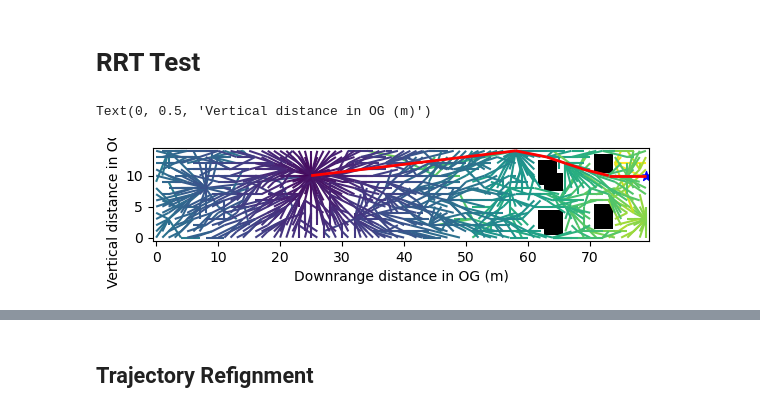
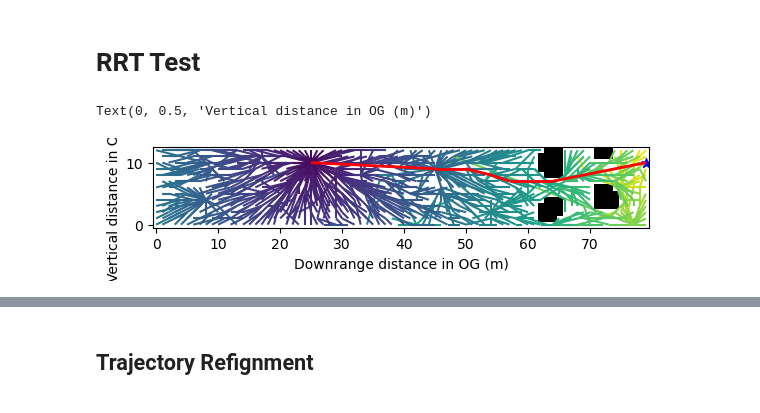
Before and after one commit to matthew0517/Flappy-Junco, a Jupyter notebook: TrajectoryGenerationDemo.ipynb, the cells around one changed output, grey strips where cells are left out. Saved outputs shown, nothing was run; the diff lists cells and outputs as text; code cells hidden in the pictures.

```diff
--- a/TrajectoryGenerationDemo.ipynb
+++ b/TrajectoryGenerationDemo.ipynb
@@ -67,29 +67,29 @@ Text(0, 0.5, 'Vertical distance (m)')
 # %%
 midpoint = drone.ogOrigin[1]
 offset = 10
 lookAhead = 54
 orignX = drone.ogOrigin[0]
 xstart = np.array([offset, orignX])
 xgoal = np.array([offset, orignX+lookAhead])
 n = 3000
 r_rewire = 5
-rrts = RRTStar(grid[midpoint-offset:midpoint+5, 0:80], n, r_rewire, pbar = False)
+rrts = RRTStar(grid[midpoint-offset:midpoint+3, 0:80], n, r_rewire, pbar = False)
 T, gv = rrts.plan(xstart, xgoal)
 path = rrts.route2gv(T, gv)
 path_pts = rrts.vertices_as_ndarray(T, path)
 tEnd = 450
 
 fig = plt.figure()
 ax = fig.add_subplot()
 
 #these functions alter ax in-place.
-plot_og(ax, grid[midpoint-offset:midpoint+5, 0:80].T)
+plot_og(ax, grid[midpoint-offset:midpoint+3, 0:80].T)
 plot_start_goal(ax, np.flip(xstart, 0), np.flip(xgoal, 0))
 plot_rrt_lines_flipped(ax, T)
 plot_path(ax, np.flip(path_pts,2))
 Ttemp = copy.deepcopy(T)
 ax.set_xlabel("Downrange distance in OG (m)")
 ax.set_ylabel("Vertical distance in OG (m)")
 # %% [output]
 Text(0, 0.5, 'Vertical distance in OG (m)')
-[figure, old version]
+[figure, new version]
```
Also changed, not shown: parts of 6 cells of this notebook, 1 other file.
